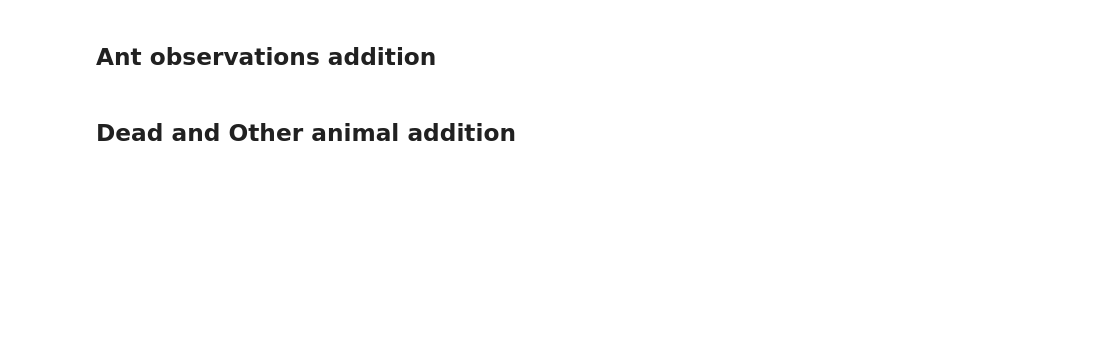
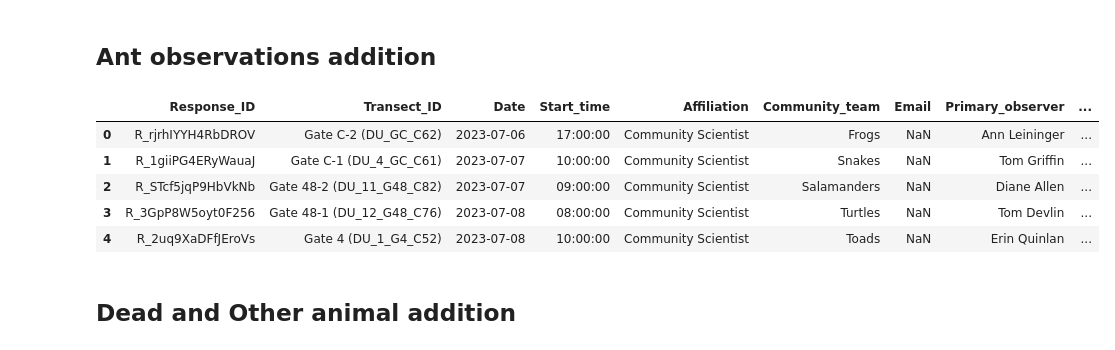
Before and after one commit to harssh03/Team-21-Duke-Forest, a Jupyter notebook: Even newer cleaner.ipynb, the cells around one changed output. Drawn from its saved outputs; the diff is of its cells as text; code cells hidden in the pictures; blank space fills up the shorter version.

```diff
--- a/Even newer cleaner.ipynb
+++ b/Even newer cleaner.ipynb
@@ -870,8 +859,8 @@ S2_2023.rename(columns={'Response ID' : 'Response_ID',\
                                   'Are you a Community Scientist or are you participating in a Duke class?' : 'Affiliation',\
                                   'What team was scheduled for this transect?' : 'Community_team',\
                                   'Email Address' : 'Email',\
-                                  "Observer Names\n\nPlease include all Observers' full names, including First and Last names. - Recorder (you)" : 'Observer',\
-                                  "Observer Names\n\nPlease include all Observers' full names, including First and Last names. - Other Observer(s)" : 'Other_Observers',\
+                                  "Observer Names\n\nPlease include all Observers' full names, including First and Last names. - Recorder (you)" : 'Primary_observer',\
+                                  "Observer Names\n\nPlease include all Observers' full names, including First and Last names. - Other Observer(s)" : 'Other_observer',\
                                   'Temperature, in degrees Fahrenheit.\n\n\n\n**Simply write the number, i.e. 55 or 78. No need to include "Â°F" or "degrees".' : 'Temperature',\
                                   'Sky Condition / Precipitation Status' : 'Sky_condition',\
                                   'Did you check all 15 pieces of cover along this transect?' : 'Complete_transect',\
@@ -949,18 +938,19 @@ S2_2023.rename(columns={'Response ID' : 'Response_ID',\
 def obsolete_remover(data):
     # Define columns to exclude from dropping
     exclude_from_dropping = ['Response_ID', 'Transect_ID', 'Date', 'Start_time', 'Affiliation', 'Community_team',\
-                             'Email', "Observer", "Other_Observers", 'Temperature', 'Sky_condition', 'Complete_transect',\
-                             'Complete_reason', 'Herp_obs', 'Flag', 'Flag_details', 'SP_1', 'SP_1_Cover_ID',\
-                             'SP_1_Total', 'SP_1_Photo', 'SP_2', 'SP_2_Cover_ID', 'SP_2_Total', 'SP_2_Photo',\
-                             'SP_3', 'SP_3_Cover_ID', 'SP_3_Total', 'SP_3_Photo', 'SP_4', 'SP_4_Cover_ID',\
-                             'SP_4_Total', 'SP_4_Photo', 'SP_5', 'SP_5_Cover_ID', 'SP_5_Total', 'SP_5_Photo', 'SP_6',\
-                             'SP_6_Cover_ID', 'SP_6_Total','SP_6_Photo', 'SP_7', 'SP_7_Cover_ID', 'SP_7_Total',\
-                             'SP_7_Photo', 'SP_8', 'SP_8_Cover_ID', 'SP_8_Total', 'SP_8_Photo', 'SP_9','SP_9_Cover_ID',\
-                             'SP_9_Total', 'SP_9_Photo', 'SP_10', 'SP_10_Cover_ID', 'SP_10_Total', 'SP_10_Photo',\
-                             'SP_11', 'SP_11_Cover_ID', 'SP_11_Total', 'SP_11_Photo', 'SP_12', 'SP_12_Cover_ID',\
-                             'SP_12_Total', 'SP_12_Photo', 'SP_13', 'SP_13_Cover_ID', 'SP_13_Total', 'SP_13_Photo',\
-                             'SP_14', 'SP_14_Cover_ID', 'SP_14_Total', 'SP_14_Photo', 'SP_15', 'SP_15_Cover_ID',\
-                             'SP_15_Total', 'SP_15_Photo','Upload_photo','Upload_sheet', 'Comments', 'Administrative_comments']
+                             'Email', "Primary_observer", "Other_observer", 'Temperature', 'Sky_condition',\
+                             'Complete_transect','Complete_reason', 'Herp_obs', 'Flag', 'Flag_details', 'SP_1',\
+                             'SP_1_Cover_ID','SP_1_Total', 'SP_1_Photo', 'SP_2', 'SP_2_Cover_ID', 'SP_2_Total',\
+                             'SP_2_Photo','SP_3', 'SP_3_Cover_ID', 'SP_3_Total', 'SP_3_Photo', 'SP_4',\
+                             'SP_4_Cover_ID','SP_4_Total', 'SP_4_Photo', 'SP_5', 'SP_5_Cover_ID', 'SP_5_Total',\
+                             'SP_5_Photo', 'SP_6','SP_6_Cover_ID', 'SP_6_Total','SP_6_Photo', 'SP_7',\
+                             'SP_7_Cover_ID', 'SP_7_Total','SP_7_Photo', 'SP_8', 'SP_8_Cover_ID', 'SP_8_Total',\
+                             'SP_8_Photo', 'SP_9','SP_9_Cover_ID','SP_9_Total', 'SP_9_Photo', 'SP_10',\
+                             'SP_10_Cover_ID', 'SP_10_Total', 'SP_10_Photo','SP_11', 'SP_11_Cover_ID',\
+                             'SP_11_Total', 'SP_11_Photo', 'SP_12', 'SP_12_Cover_ID','SP_12_Total', 'SP_12_Photo',\
+                             'SP_13', 'SP_13_Cover_ID', 'SP_13_Total', 'SP_13_Photo','SP_14', 'SP_14_Cover_ID',\
+                             'SP_14_Total', 'SP_14_Photo', 'SP_15', 'SP_15_Cover_ID','SP_15_Total',\
+                             'SP_15_Photo','Upload_photo','Upload_sheet', 'Comments', 'Administrative_comments']
 
     # Drop the rest
     data = data[exclude_from_dropping]
@@ -1042,6 +1033,15 @@ S1_2022 = add_ant_obs(S1_2022)
 S2_2022 = add_ant_obs(S2_2022)
 S1_2023 = add_ant_obs(S1_2023)
 S2_2023 = add_ant_obs(S2_2023)
+# %%
+S2_2023.head()
+# %% [output]
+|  | Response_ID | Transect_ID | Date | Start_time | Affiliation | Community_team | Email | Primary_observer | ... |
+| 0 | R_rjrhIYYH4RbDROV | Gate C-2 (DU_GC_C62) | 2023-07-06 | 17:00:00 | Community Scientist | Frogs | NaN | Ann Leininger | ... |
+| 1 | R_1giiPG4ERyWauaJ | Gate C-1 (DU_4_GC_C61) | 2023-07-07 | 10:00:00 | Community Scientist | Snakes | NaN | Tom Griffin | ... |
+| 2 | R_STcf5jqP9HbVkNb | Gate 48-2 (DU_11_G48_C82) | 2023-07-07 | 09:00:00 | Community Scientist | Salamanders | NaN | Diane Allen | ... |
+| 3 | R_3GpP8W5oyt0F256 | Gate 48-1 (DU_12_G48_C76) | 2023-07-08 | 08:00:00 | Community Scientist | Turtles | NaN | Tom Devlin | ... |
+| 4 | R_2uq9XaDFfJEroVs | Gate 4 (DU_1_G4_C52) | 2023-07-08 | 10:00:00 | Community Scientist | Toads | NaN | Erin Quinlan | ... |
 # %% [markdown]
 ## Dead and Other animal addition
 # %%
```
Also changed, not shown: parts of 22 cells of this notebook.
